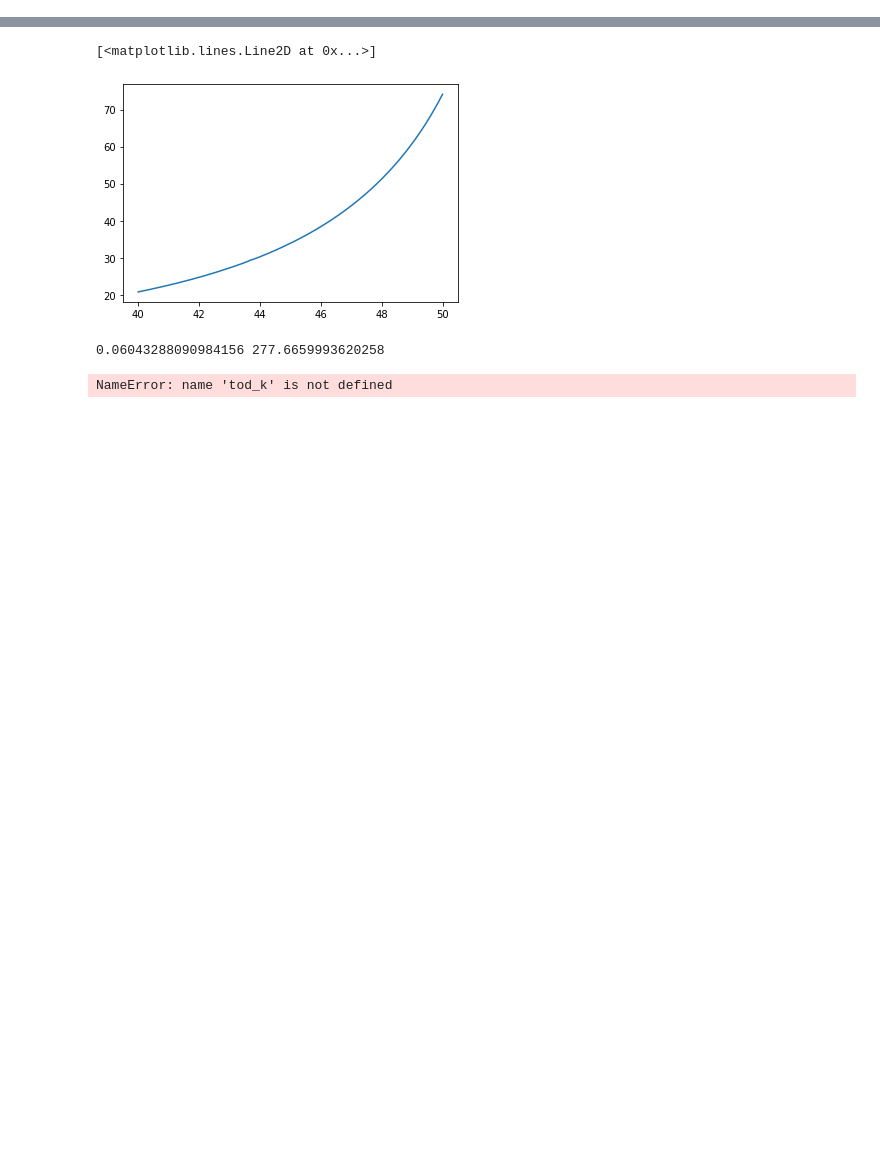
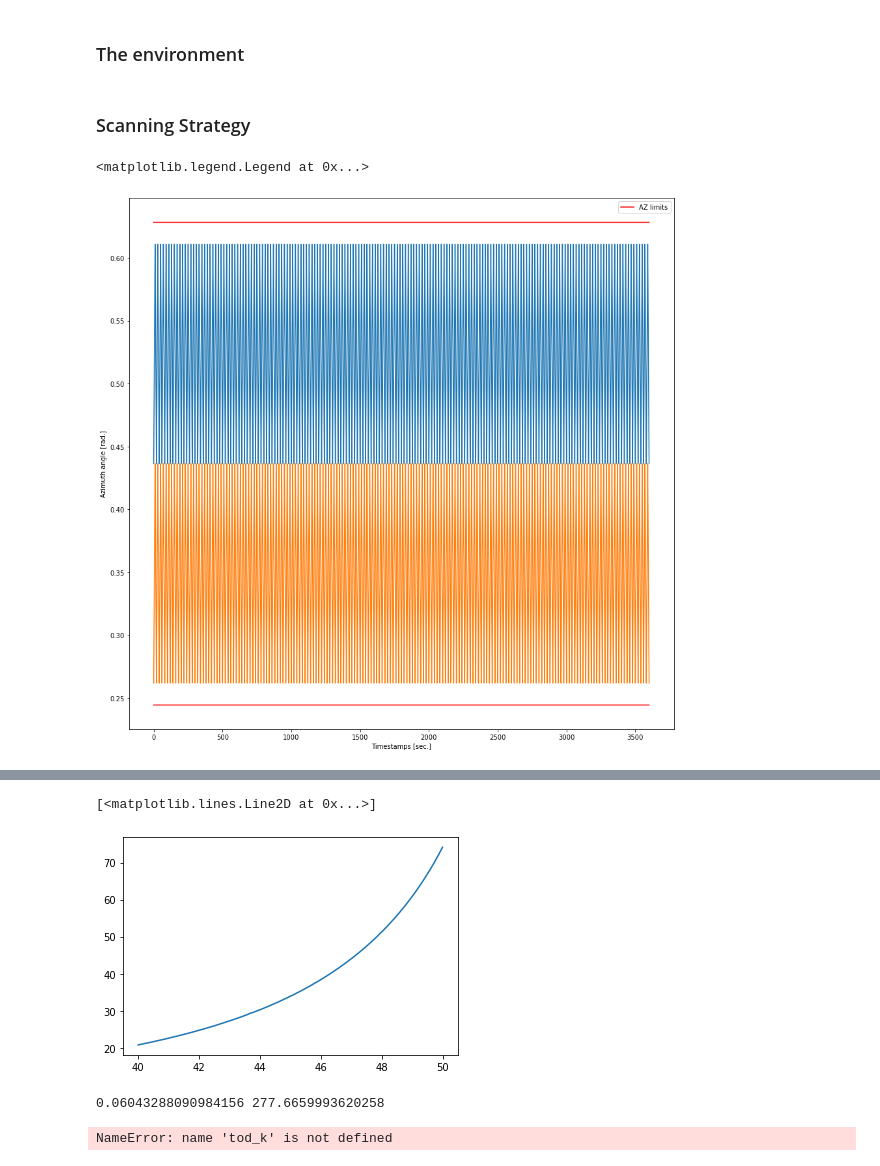
Before and after one commit to cmbgroundbased/cal, a Jupyter notebook: cookbook/skypatch.ipynb, the cells around one changed output, grey strips where cells are left out. Drawn from its saved outputs; the diff is of its cells as text; code cells hidden in the pictures; blank space fills up the shorter version.

```diff
--- a/cookbook/skypatch.ipynb
+++ b/cookbook/skypatch.ipynb
@@ -80,0 +59,2 @@ tod4=np.zeros(int(tmax)*fs_hz)
+# %% [markdown]
+### The environment
@@ -80,0 +65,45 @@ tod4=np.zeros(int(tmax)*fs_hz)
+# %% [markdown]
+### Scanning Strategy
+# %%
+# samples frequency
+fs_hz=25
+
+# timestamp in seconds (now we simulate 1h of observations)
+times=np.linspace(0,tmax,int(tmax)*fs_hz)
+
+# Now we perform a really dummy CES at 72deg of elevation
+# and with an AZ span of 10deg
+el=np.ones(int(tmax)*fs_hz)*(72/180)*np.pi
+
+azmin_tod=(20/180)*np.pi
+azmax_tod=(30/180)*np.pi
+az1=np.linspace(azmin_tod,azmax_tod,10*fs_hz)
+az=az1
+for i in range(0, int((tmax/10)-1)):
+    az1=np.flip(az1)
+    az=np.append(az, az1)
+
+# initialize the TOD buffers
+tod0=np.zeros(int(tmax)*fs_hz)
+tod1=np.zeros(int(tmax)*fs_hz)
+tod2=np.zeros(int(tmax)*fs_hz)
+tod3=np.zeros(int(tmax)*fs_hz)
+tod4=np.zeros(int(tmax)*fs_hz)
+
+plt.figure(1, figsize=(15,15))
+plt.plot(times, az+((5/180)*np.pi))
+plt.plot(times, az-((5/180)*np.pi))
+plt.plot(times, np.ones(int(tmax)*fs_hz)*azmin,'r-', label="AZ limits")
+plt.plot(times, np.ones(int(tmax)*fs_hz)*azmax,'r-')
+plt.xlabel("Timestamps [sec.]")
+plt.ylabel("Azimuth angle [rad.]")
+plt.legend(loc='best')
+
+# plt.figure(2)
+# plt.plot(times, 0.05*np.sin((np.pi/6)*times)+0.45)
+# plt.xlim((0,50))
+
+# print((0.1*180/np.pi)/6)
+# %% [output]
+<matplotlib.legend.Legend at 0x...>
+[figure, added]
```
Also changed, not shown: parts of 21 cells of this notebook, 2 other files.
